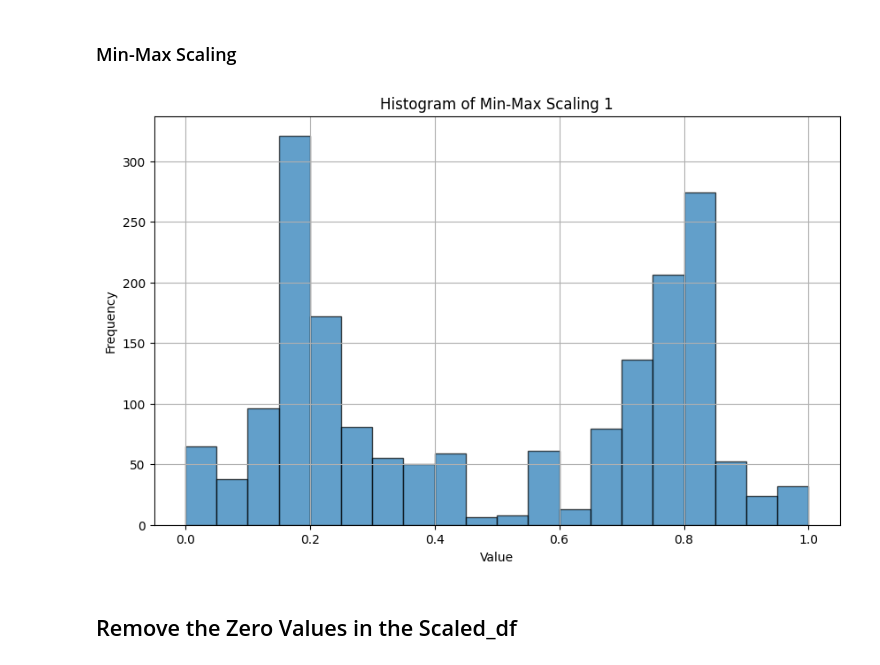
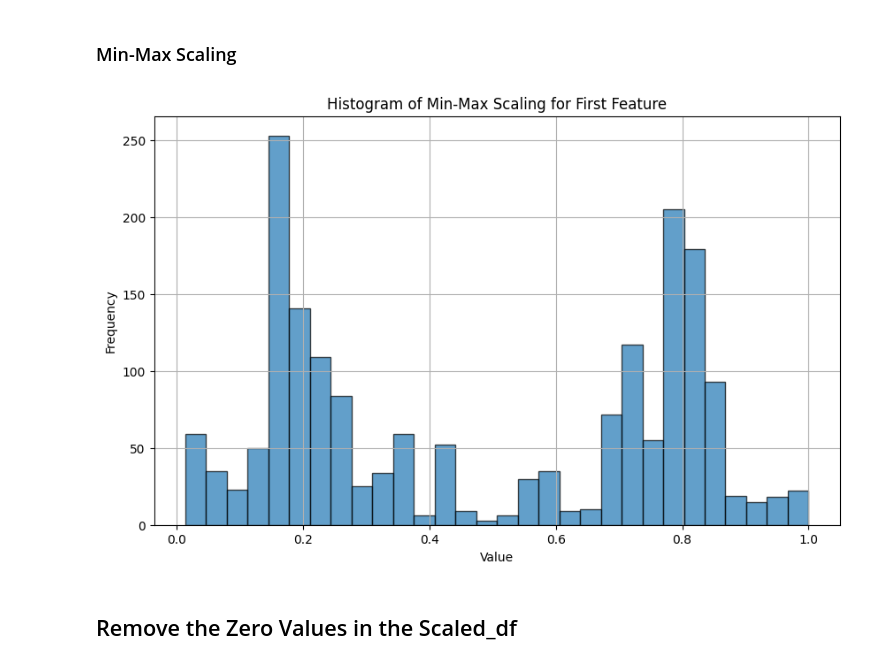
Before and after one commit to venura-Pussella/Nadu_2-Food-Price-Prediction, a Jupyter notebook: notebooks/2019-2023/LSTM_Univariate_7_Day_Forecast.ipynb, the cells around one changed output. Cells and saved outputs as stored; diff of their text form; code cells hidden in the pictures.

```diff
--- a/notebooks/2019-2023/LSTM_Univariate_7_Day_Forecast.ipynb
+++ b/notebooks/2019-2023/LSTM_Univariate_7_Day_Forecast.ipynb
@@ -93,0 +96,21 @@ filtered_df['pettah_average'] = filtered_df['pettah_average'].interpolate(method
+# %%
+# Ensure 'date' column is in datetime format
+filtered_df['date'] = pd.to_datetime(filtered_df['date'])
+
+# Set the date column as the index (if not already)
+filtered_df.set_index('date', inplace=True)
+
+# Initialize the 'regime' column with default value, assuming 0 for stable period
+filtered_df['regime'] = 0
+
+# Assign regime indicator values based on known economic periods
+# Stable period: 2019 to the end of 2021
+filtered_df.loc[(filtered_df.index >= '2019-01-01') & (filtered_df.index < '2022-01-01'), 'regime'] = 0
+
+# Crisis period: 2022 to mid-2023
+filtered_df.loc[(filtered_df.index >= '2022-01-01') & (filtered_df.index < '2023-07-01'), 'regime'] = 1
+
+# Recovery period: mid-2023 onward
+filtered_df.loc[filtered_df.index >= '2023-07-01', 'regime'] =2
+
+filtered_df.head()
@@ -98,6 +129,8 @@ import matplotlib.pyplot as plt
 import seaborn as sns
 import matplotlib.dates as mdates
 
+# Reset the index to make 'date' a regular column
+filtered_df = filtered_df.reset_index()
 # Ensure 'date' is a datetime object
 filtered_df['date'] = pd.to_datetime(filtered_df['date'])
 
@@ -133,4 +166,4 @@ plt.show()
 
 filtered_df.drop(columns=['items', 'pettah_min_value',
        'pettah_max_value', 'food_inflation_Base_2013', 'percipitation',
-       'Bankrupt', 'pettah_range', 'pettah_midpoint'], inplace=True)
+       'Bankrupt', 'pettah_range', 'pettah_midpoint', 'regime'], inplace=True)
@@ -174,19 +277,16 @@ scaled_data = scaler.fit_transform(filtered_df)
 # %%
 import matplotlib.pyplot as plt
 
-features = scaled_data.shape[1]
-
-# Plot histograms for each feature
-for i in range(features):
-    plt.figure(figsize=(10, 6))
-    plt.hist(scaled_data[:, i], bins=20, edgecolor='k', alpha=0.7)
-    plt.title(f'Histogram of Min-Max Scaling {i + 1}')
-    plt.xlabel('Value')
-    plt.ylabel('Frequency')
-    plt.grid(True)
-    plt.show()
+# Plot histogram for the first feature only
+plt.figure(figsize=(10, 6))
+plt.hist(scaled_data[:, 0], bins=30, edgecolor='k', alpha=0.7)
+plt.title('Histogram of Min-Max Scaling for First Feature')
+plt.xlabel('Value')
+plt.ylabel('Frequency')
+plt.grid(True)
+plt.show()
 # %% [output]
-[figure, old version]
+[figure, new version]
 # %% [markdown]
 ## Remove the Zero Values in the Scaled_df
 # %%
```
Also changed, not shown: parts of 20 cells of this notebook, 6 other files.
